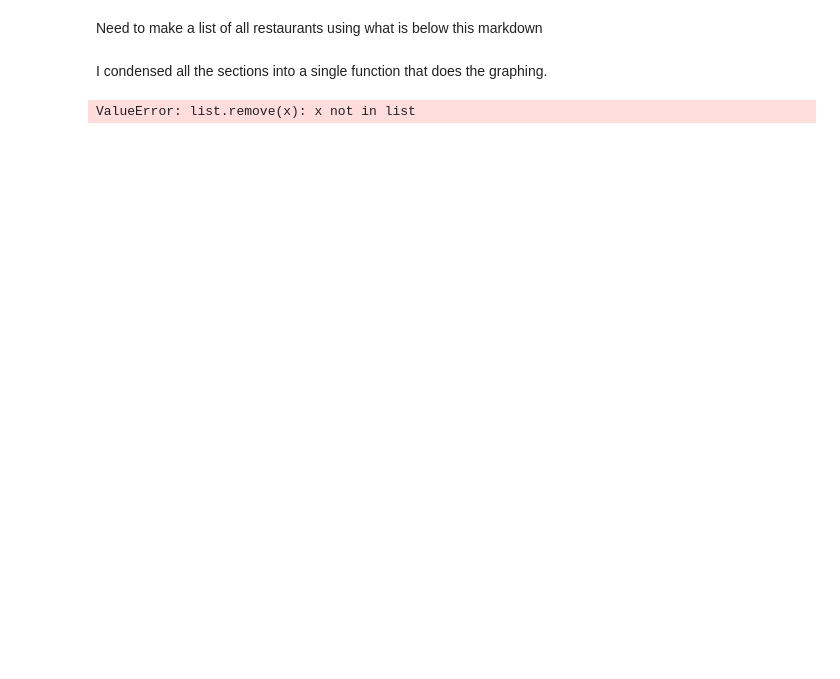
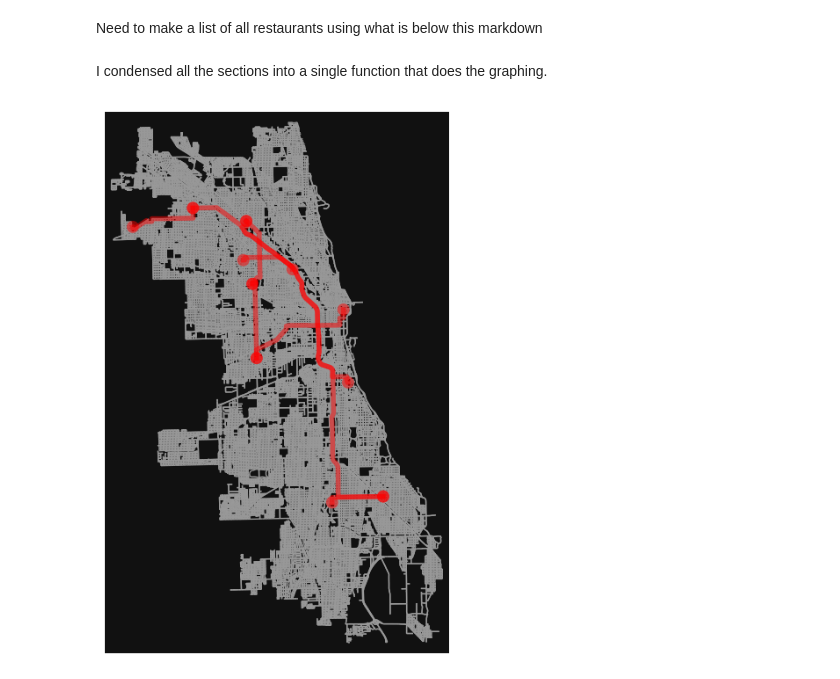
Before and after one commit to GharretWilcut/AlgorithmsHonorsProject_2024, a Jupyter notebook: testOSMNX.ipynb, the cells around one changed output. Saved outputs shown, nothing was run; the diff lists cells and outputs as text; code cells hidden in the pictures; blank space fills up the shorter version.

```diff
--- a/testOSMNX.ipynb
+++ b/testOSMNX.ipynb
@@ -97,18 +97,18 @@ def get_graph(num_of_drivers,num_of_deliveries,graph,restaurants):
     for i in list_of_deliveries:
         restaurant_set.add(i.restaurant_loc)
 
-    find_shortest_driver_dikstra(graph,list_of_deliveries,drivers,restaurant_set)
+    find_shortest_driver_dikstra_rest_heap(graph,list_of_deliveries,drivers,restaurant_set)
 
     routes = []
     routes = graph_full_routes(list_of_deliveries)
     fig, ax = ox.plot_graph_routes(graph, routes, node_size=0)
 # %%
-drivers = 8
+drivers = 3
 orders = 5
 
 get_graph(drivers,orders,Gc,rows)
 # %% [output]
-ValueError: list.remove(x): x not in list
+[figure, added]
 # %%
 def generate_random_input(size):
     arr = np.random.randint(0, 100000, size = size)
```
Also changed, not shown: parts of 2 cells of this notebook, 1 other file.
